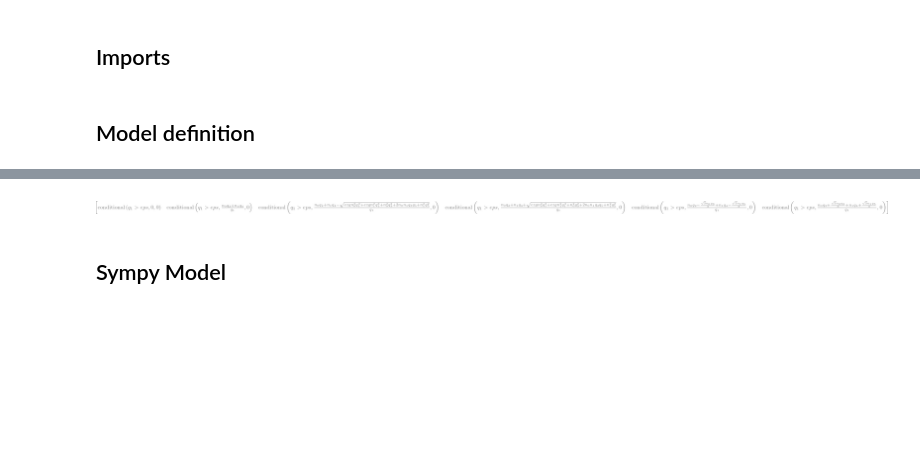
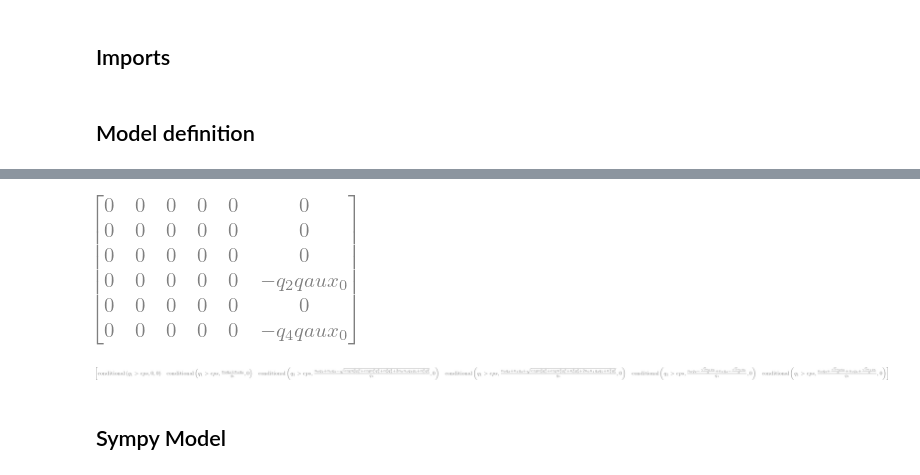
Before and after one commit to ZoomyLab/Zoomy, a Jupyter notebook: web/tutorials/code_printers/to_c_moments.ipynb, the cells around one changed output, grey strips where cells are left out. Cells and saved outputs as stored; diff of their text form; code cells hidden in the pictures; blank space fills up the shorter version.

```diff
--- a/web/tutorials/code_printers/to_c_moments.ipynb
+++ b/web/tutorials/code_printers/to_c_moments.ipynb
@@ -99,3 +118,7 @@ model = SMEB(
+# %%
+model.nonconservative_matrix()[:,:,1]
+# %% [output]
+[figure, added]
 # %%
 model.functions.eigenvalues.definition
 # %% [output]
```
Also changed, not shown: parts of 13 cells of this notebook, 15 other files.
